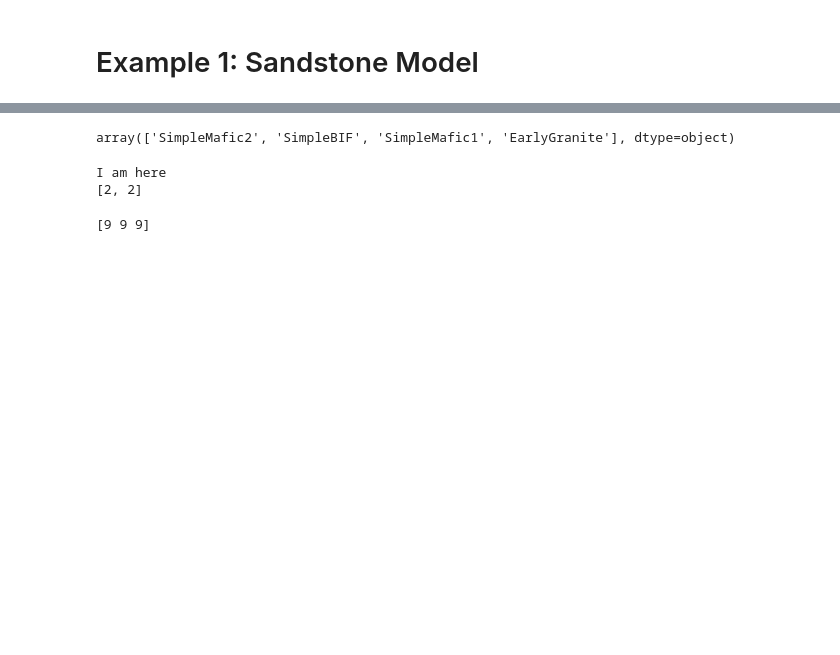
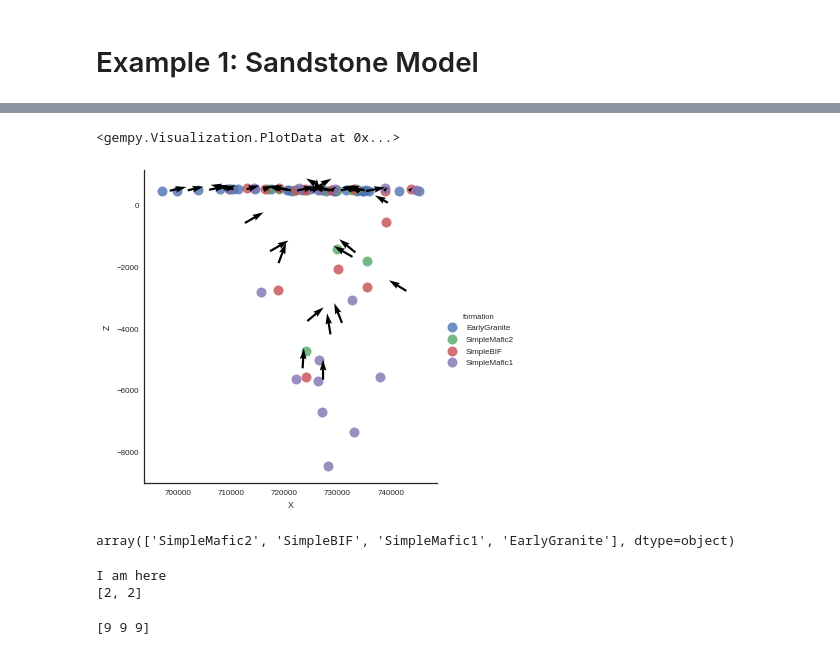
Before and after one commit to nre-aachen/gempy, a Jupyter notebook: Prototype Notebook/Example_1_Sandstone.ipynb, the cells around one changed output, grey strips where cells are left out. Drawn from its saved outputs; the diff is of its cells as text; code cells hidden in the pictures; blank space fills up the shorter version.

```diff
--- a/Prototype Notebook/Example_1_Sandstone.ipynb
+++ b/Prototype Notebook/Example_1_Sandstone.ipynb
@@ -44,3 +65,8 @@ GeMpy.set_data_series(geo_data, {"EarlyGranite_Series":geo_data.formations[-1],
+# %%
+GeMpy.plot_data(geo_data)
+# %% [output]
+<gempy.Visualization.PlotData at 0x...>
+[figure, added]
 # %%
 geo_data.formations
 # %% [output]
```
Also changed, not shown: parts of 1 cell of this notebook, 34 other files.
